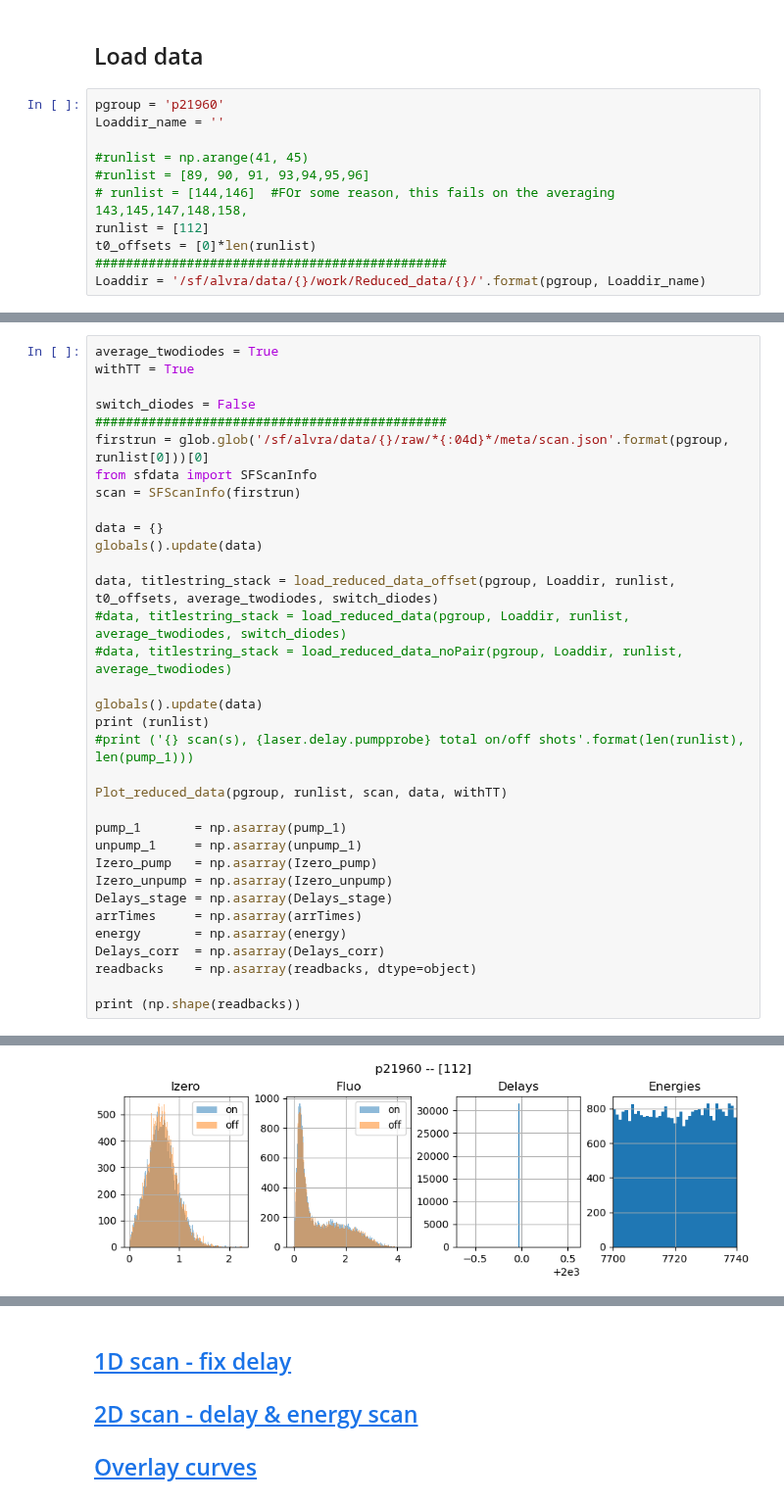
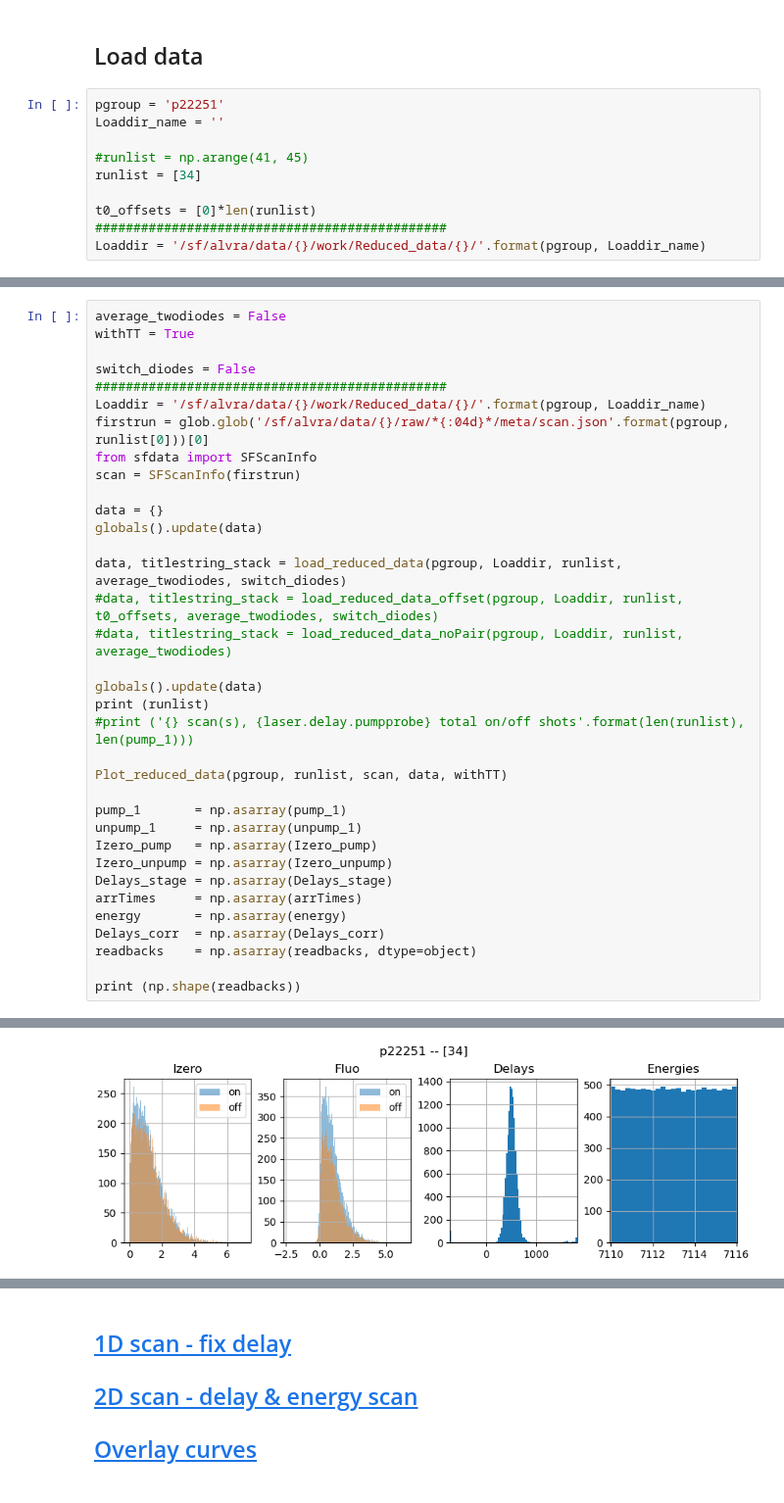
Before and after one commit to paulscherrerinstitute/alvra_beamline_scripts, a Jupyter notebook: Plotting_XANES.ipynb, the cells around one changed output, grey strips where cells are left out. Shown at 98% size. Cells and saved outputs as stored; diff of their text form.

```diff
--- a/Plotting_XANES.ipynb
+++ b/Plotting_XANES.ipynb
@@ -17,13 +17,12 @@ warnings.filterwarnings('ignore')
 <a id='averaged_XAS'></a>
 ## Load data
 # %%
-pgroup = 'p21960'
+pgroup = 'p22251'
 Loaddir_name = ''
 
 #runlist = np.arange(41, 45)
-#runlist = [89, 90, 91, 93,94,95,96]
-# runlist = [144,146]  #FOr some reason, this fails on the averaging 143,145,147,148,158,
-runlist = [112]
+runlist = [34]
+
 t0_offsets = [0]*len(runlist)
 ##############################################
 Loaddir = '/sf/alvra/data/{}/work/Reduced_data/{}/'.format(pgroup, Loaddir_name)
@@ -33,9 +34,10 @@ Loaddir = '/sf/alvra/data/{}/work/Reduced_data/{}/'.format(pgroup, Loaddir_name)
 # %%
-average_twodiodes = True
+average_twodiodes = False
 withTT = True
 
 switch_diodes = False
 ##############################################
+Loaddir = '/sf/alvra/data/{}/work/Reduced_data/{}/'.format(pgroup, Loaddir_name)
 firstrun = glob.glob('/sf/alvra/data/{}/raw/*{:04d}*/meta/scan.json'.format(pgroup, runlist[0]))[0]
 from sfdata import SFScanInfo
 scan = SFScanInfo(firstrun)
@@ -43,8 +45,8 @@ scan = SFScanInfo(firstrun)
 data = {}
 globals().update(data)
 
-data, titlestring_stack = load_reduced_data_offset(pgroup, Loaddir, runlist, t0_offsets, average_twodiodes, switch_diodes)
-#data, titlestring_stack = load_reduced_data(pgroup, Loaddir, runlist, average_twodiodes, switch_diodes)
+data, titlestring_stack = load_reduced_data(pgroup, Loaddir, runlist, average_twodiodes, switch_diodes)
+#data, titlestring_stack = load_reduced_data_offset(pgroup, Loaddir, runlist, t0_offsets, average_twodiodes, switch_diodes)
 #data, titlestring_stack = load_reduced_data_noPair(pgroup, Loaddir, runlist, average_twodiodes)
 
 globals().update(data)
@@ -71,2 +71,2 @@ Run 112, Delays_corr offset by 0 fs
-[figure, old version]
+[figure, new version]
 Time delay axis rebinned with TT data
```
Also changed, not shown: parts of 4 cells of this notebook, 9 other files.
